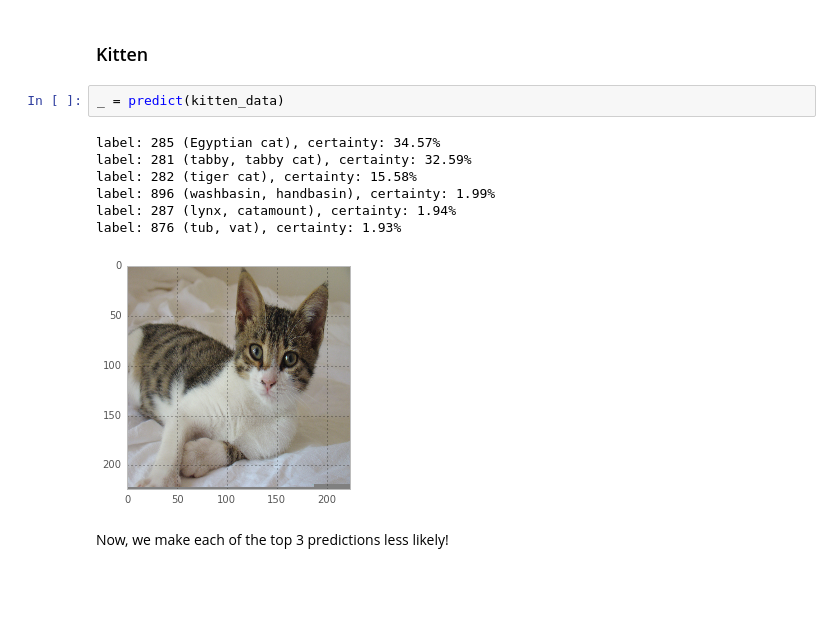
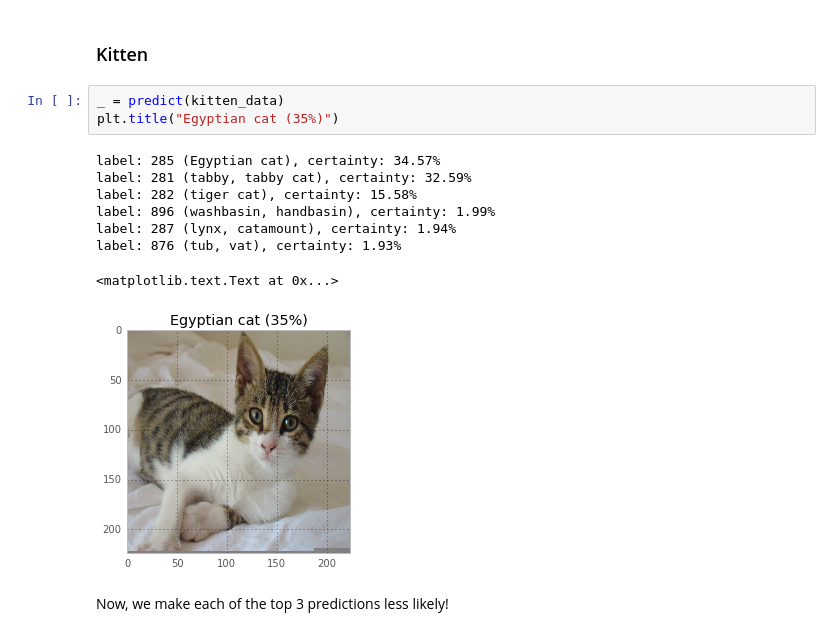
Before and after one commit to jvns/neural-nets-are-weird, a Jupyter notebook: notebooks/neural-nets-are-weird.ipynb, the cells around one changed output. Saved outputs shown, nothing was run; the diff lists cells and outputs as text; blank space fills up the shorter version.

Commit message:
more text

```diff
--- a/notebooks/neural-nets-are-weird.ipynb
+++ b/notebooks/neural-nets-are-weird.ipynb
@@ -494,14 +494,16 @@ label: 463 (bucket, pail), certainty: 2.85%
 ### Kitten
 # %%
 _ = predict(kitten_data)
+plt.title("Egyptian cat (35%)")
 # %% [output]
 label: 285 (Egyptian cat), certainty: 34.57%
 label: 281 (tabby, tabby cat), certainty: 32.59%
 label: 282 (tiger cat), certainty: 15.58%
 label: 896 (washbasin, handbasin), certainty: 1.99%
 label: 287 (lynx, catamount), certainty: 1.94%
 label: 876 (tub, vat), certainty: 1.93%
+<matplotlib.text.Text at 0x...>
-[figure, old version]
+[figure, new version]
 # %% [markdown]
 Now, we make each of the top 3 predictions less likely!
 # %%
```
Also changed, not shown: parts of 1 cell of this notebook.
